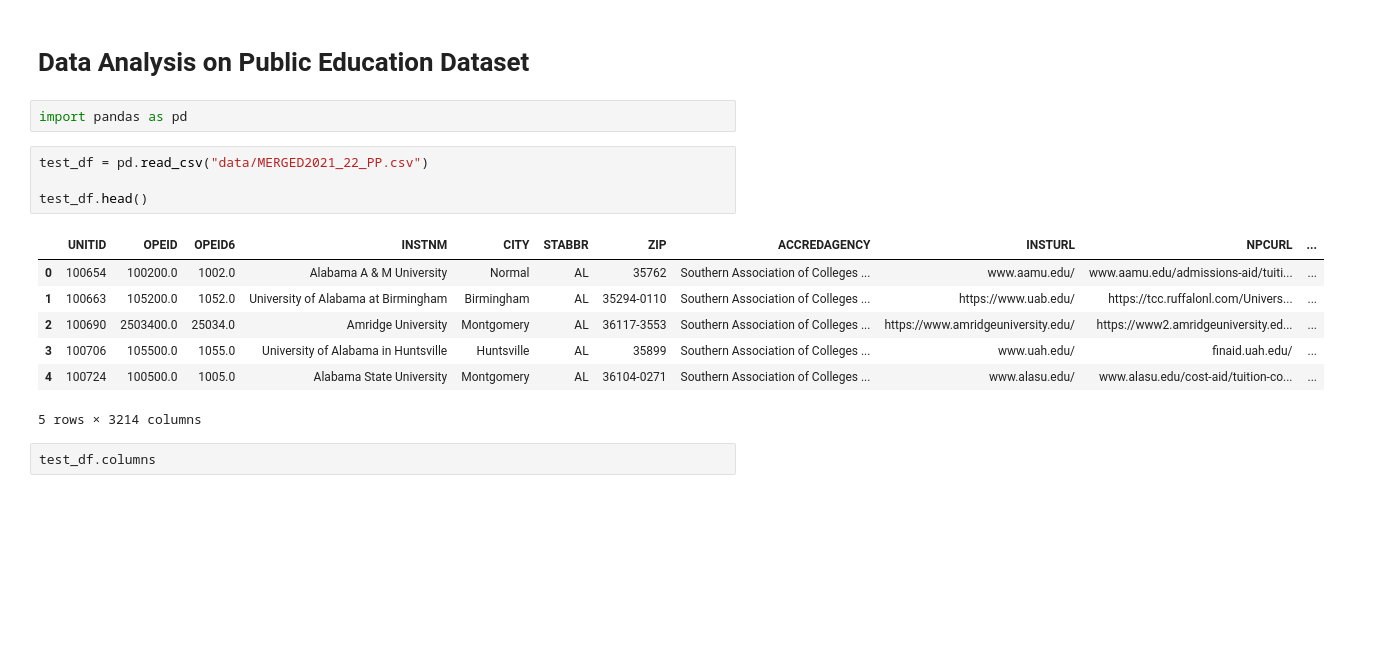
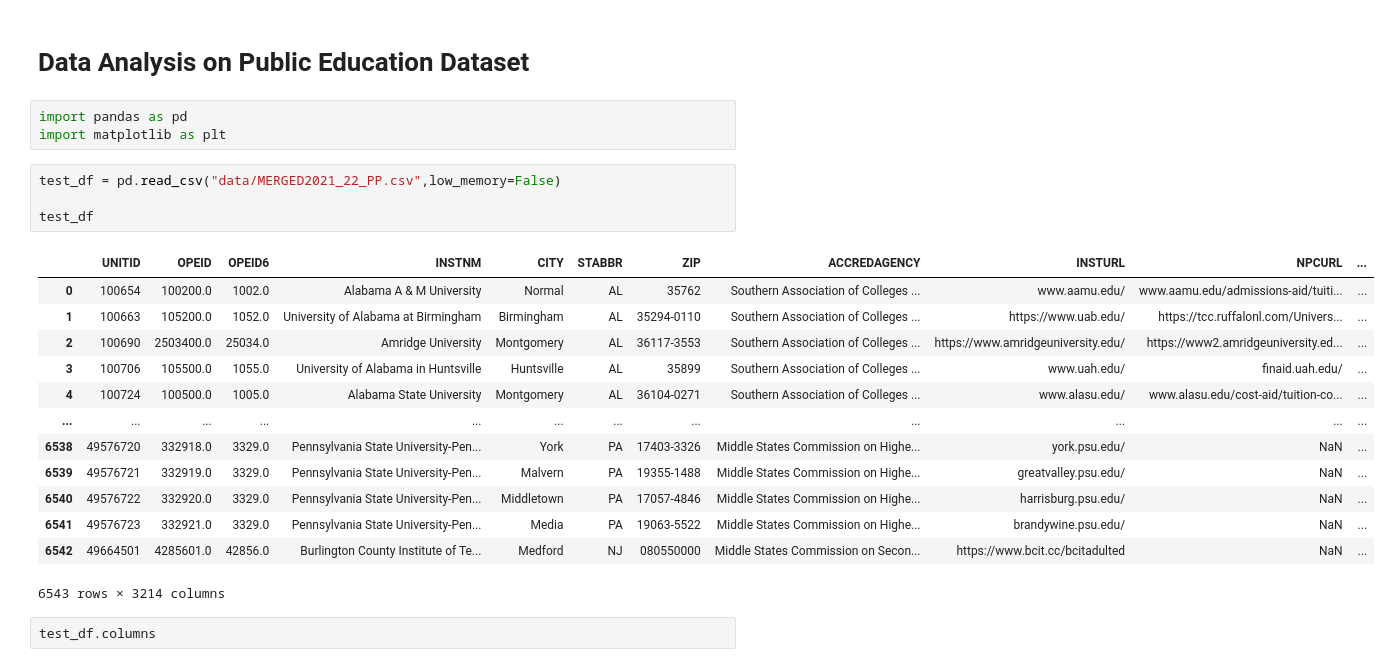
Before and after one commit to Wook22/Education_Institution_Data_Analysis, a Jupyter notebook: test.ipynb, the cells around one changed output. Drawn from its saved outputs; the diff is of its cells as text; blank space fills up the shorter version.

```diff
--- a/test.ipynb
+++ b/test.ipynb
@@ -2,18 +2,25 @@
 # Data Analysis on Public Education Dataset
 # %%
 import pandas as pd
+import matplotlib as plt
 # %%
-test_df = pd.read_csv("data/MERGED2021_22_PP.csv")
+test_df = pd.read_csv("data/MERGED2021_22_PP.csv",low_memory=False)
 
-test_df.head()
+test_df
 # %% [output]
 |  | UNITID | OPEID | OPEID6 | INSTNM | CITY | STABBR | ZIP | ACCREDAGENCY | INSTURL | NPCURL | ... |
 | 0 | 100654 | 100200.0 | 1002.0 | Alabama A & M University | Normal | AL | 35762 | Southern Association of Colleges ... | www.aamu.edu/ | www.aamu.edu/admissions-aid/tuiti... | ... |
 | 1 | 100663 | 105200.0 | 1052.0 | University of Alabama at Birmingham | Birmingham | AL | 35294-0110 | Southern Association of Colleges ... | https://www.uab.edu/ | https://tcc.ruffalonl.com/Univers... | ... |
 | 2 | 100690 | 2503400.0 | 25034.0 | Amridge University | Montgomery | AL | 36117-3553 | Southern Association of Colleges ... | https://www.amridgeuniversity.edu/ | https://www2.amridgeuniversity.ed... | ... |
 | 3 | 100706 | 105500.0 | 1055.0 | University of Alabama in Huntsville | Huntsville | AL | 35899 | Southern Association of Colleges ... | www.uah.edu/ | finaid.uah.edu/ | ... |
 | 4 | 100724 | 100500.0 | 1005.0 | Alabama State University | Montgomery | AL | 36104-0271 | Southern Association of Colleges ... | www.alasu.edu/ | www.alasu.edu/cost-aid/tuition-co... | ... |
+| ... | ... | ... | ... | ... | ... | ... | ... | ... | ... | ... | ... |
+| 6538 | 49576720 | 332918.0 | 3329.0 | Pennsylvania State University-Pen... | York | PA | 17403-3326 | Middle States Commission on Highe... | york.psu.edu/ | NaN | ... |
+| 6539 | 49576721 | 332919.0 | 3329.0 | Pennsylvania State University-Pen... | Malvern | PA | 19355-1488 | Middle States Commission on Highe... | greatvalley.psu.edu/ | NaN | ... |
+| 6540 | 49576722 | 332920.0 | 3329.0 | Pennsylvania State University-Pen... | Middletown | PA | 17057-4846 | Middle States Commission on Highe... | harrisburg.psu.edu/ | NaN | ... |
+| 6541 | 49576723 | 332921.0 | 3329.0 | Pennsylvania State University-Pen... | Media | PA | 19063-5522 | Middle States Commission on Highe... | brandywine.psu.edu/ | NaN | ... |
+| 6542 | 49664501 | 4285601.0 | 42856.0 | Burlington County Institute of Te... | Medford | NJ | 080550000 | Middle States Commission on Secon... | https://www.bcit.cc/bcitadulted | NaN | ... |
-5 rows × 3214 columns
+6543 rows × 3214 columns
 # %%
 test_df.columns
 # %% [output]
```
Also changed, not shown: parts of 5 cells of this notebook, 1 other file.
